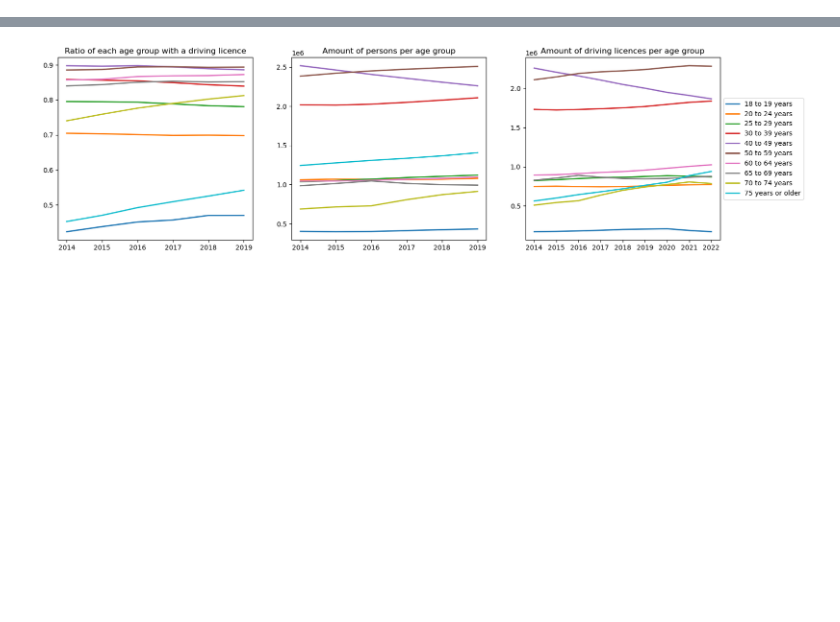
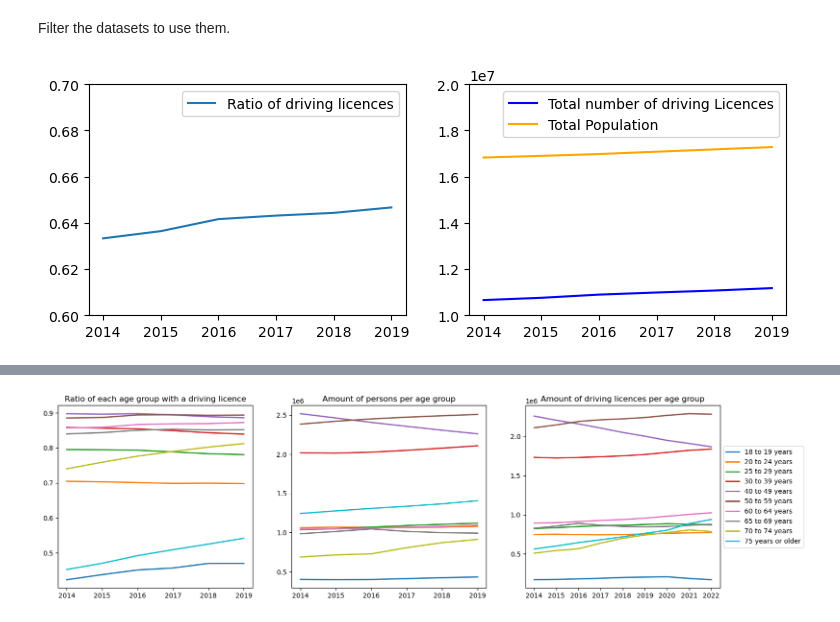
Before and after one commit to JosephineScholte/TIL6022-LabAssignments-group-11, a Jupyter notebook: Project/Jochem/Project.ipynb, the cells around one changed output, grey strips where cells are left out. Cells and saved outputs as stored; diff of their text form; code cells hidden in the pictures; blank space fills up the shorter version.

```diff
--- a/Project/Jochem/Project.ipynb
+++ b/Project/Jochem/Project.ipynb
@@ -20 +15,27 @@ df_pop_temp = pd.DataFrame(cbsodata.get_data('7461ENG'))   # Insert dataset with
+# %% [markdown]
+Filter the datasets to use them.
+# %%
+y = df_pop[64:70].TotalPopulation_1.values
+x = data_lic[0:6].PeopleWithADrivingLicence_1.values
+years = data_lic[0:6].Periods.values
+
+plt.figure(figsize=(9, 3.
+                   ))
+plt.subplot(1,2,1)
+plt.plot(z, label='Ratio of driving licences')
+plt.ylim(0.6, 0.7)
+plt.legend(loc='best')
+plt.xticks(ticks=np.arange(0,6,1), labels=years)
+
+plt.subplot(1,2,2)
+plt.plot(x, label='Total number of driving Licences', color='b')
+plt.plot(y, label='Total Population', color='orange')
+plt.legend(loc= 'best')
+plt.xticks(ticks=np.arange(0,6,1), labels=years)
+plt.ylim(10e6, 20e6)
+
+plt.savefig('Ratio')
+plt.show()
+# %% [output]
+[figure, added]
 # %%
```
Also changed, not shown: parts of 16 cells of this notebook.
